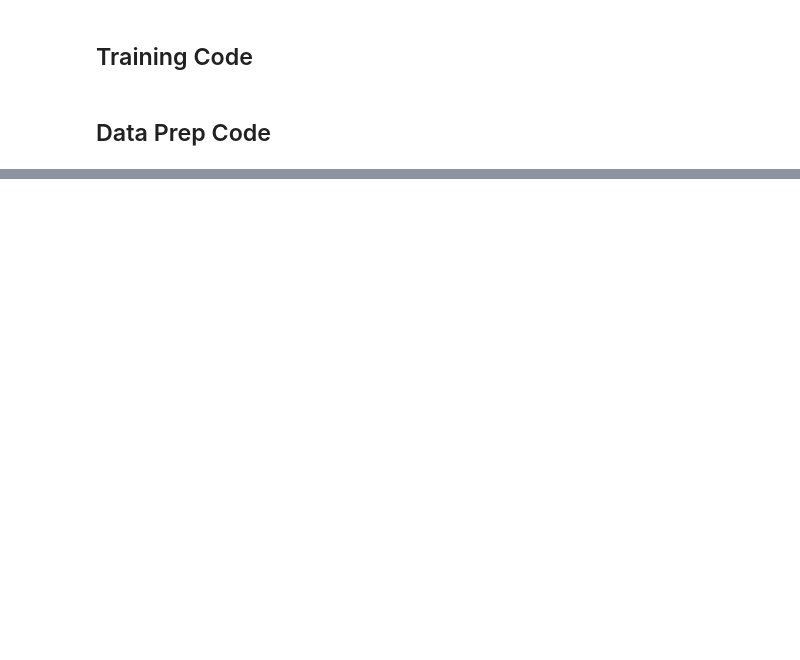
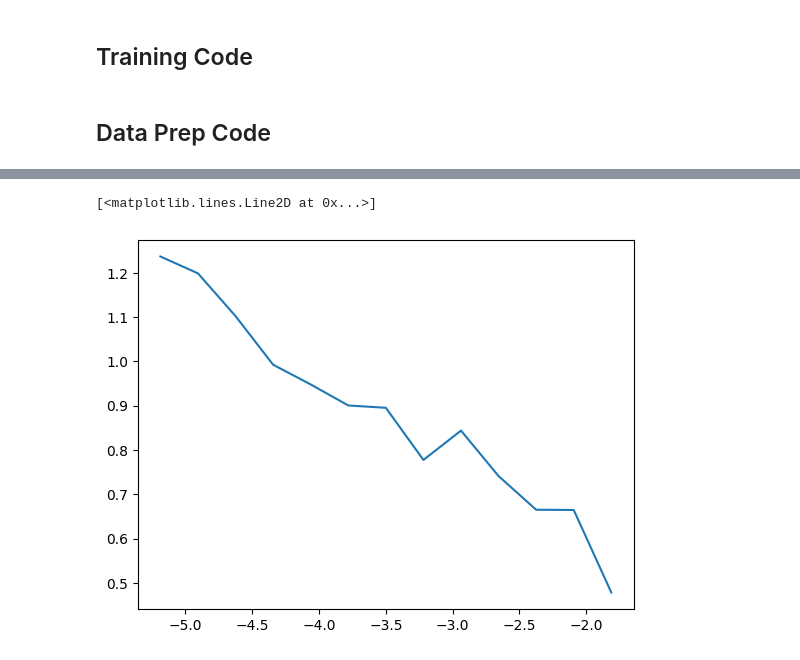
Before and after one commit to de-longhi/Patch-Perfect-Using-AI-to-Fix-Roads, a Jupyter notebook: Patch_Perfect.ipynb, the cells around one changed output, grey strips where cells are left out. Saved outputs shown, nothing was run; the diff lists cells and outputs as text; code cells hidden in the pictures; blank space fills up the shorter version.

Commit message:
pothole model done

```diff
--- a/Patch_Perfect.ipynb
+++ b/Patch_Perfect.ipynb
@@ -207,14 +185,24 @@ class JointTransform:
     def __init__(self, image_transforms=None, mask_transforms=None):
         self.image_transforms = image_transforms
         self.mask_transforms = mask_transforms
+    @staticmethod
+    def set_seed(seed):
+      torch.manual_seed(seed)
+      torch.cuda.manual_seed(seed)
+      torch.cuda.manual_seed_all(seed)  # if you are using multi-GPU.
+      random.seed(seed)
+      np.random.seed(seed)
 
+      # Ensure that all operations are deterministic
+      torch.backends.cudnn.deterministic = True
+      torch.backends.cudnn.benchmark = False
     def __call__(self, image, mask):
         if self.image_transforms:
             seed = random.randint(0, 2**32)
-            random.seed(seed)
+            self.set_seed(seed)
             image = self.image_transforms(image)
 
-            random.seed(seed)
+            self.set_seed(seed)
             mask = self.mask_transforms(mask)
 
         return image, mask
@@ -310,10 +298,10 @@ val_label_dir = "./data/validation masks/"
 # size of stick/image indicates camera zoom
 # %%
 # Create datasets and data loaders
-train_dataset = Potholes(train_image_dir, train_label_dir)
+train_dataset = Potholes(train_image_dir, train_label_dir, do_augmentation=True)
 train_loader = DataLoader(train_dataset, batch_size=15, shuffle=True)
 
-val_dataset = Potholes(train_image_dir, train_label_dir, do_augmentation=False)
-val_loader = DataLoader(train_dataset, batch_size=15, shuffle=True)
+val_dataset = Potholes(val_image_dir, val_label_dir, do_augmentation=False)
+val_loader = DataLoader(val_dataset, batch_size=15, shuffle=True)
 
-train_model(model = model,train_loader = train_loader,num_epochs= 1000, val_loader=val_loader)
+#train_model(model = model,train_loader = train_loader,num_epochs= 1000, val_loader=val_loader)
@@ -333,0 +357,6 @@ KeyboardInterrupt:
+# %%
+logs,losses = find_lr(model, nn.CrossEntropyLoss(), optim.Adam(model.parameters(), lr = 3e-4), train_loader=train_loader)
+plt.plot(logs,losses)
+# %% [output]
+[<matplotlib.lines.Line2D at 0x...>]
+[figure, added]
```
Also changed, not shown: parts of 8 cells of this notebook.
